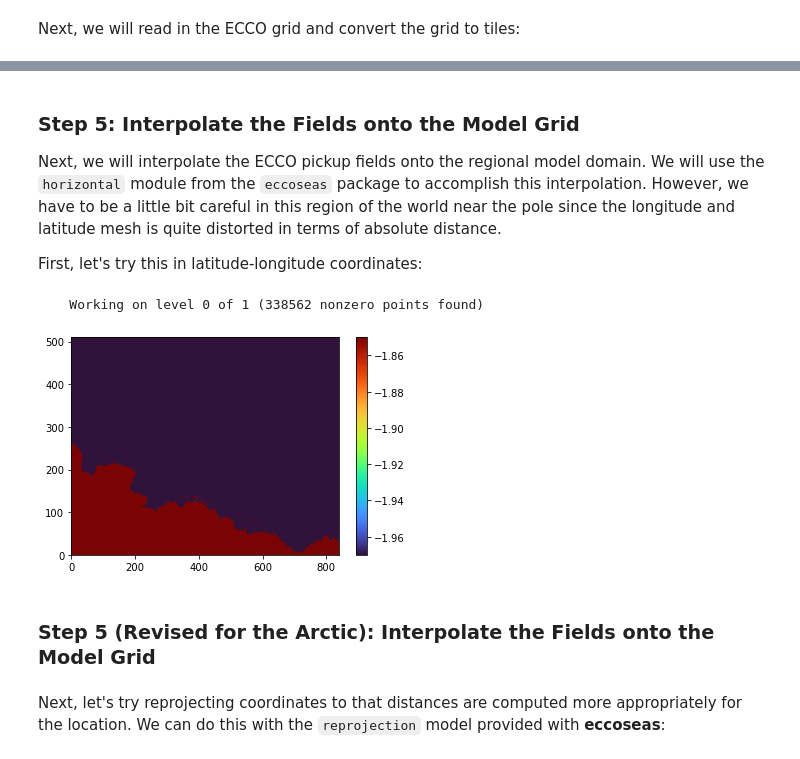
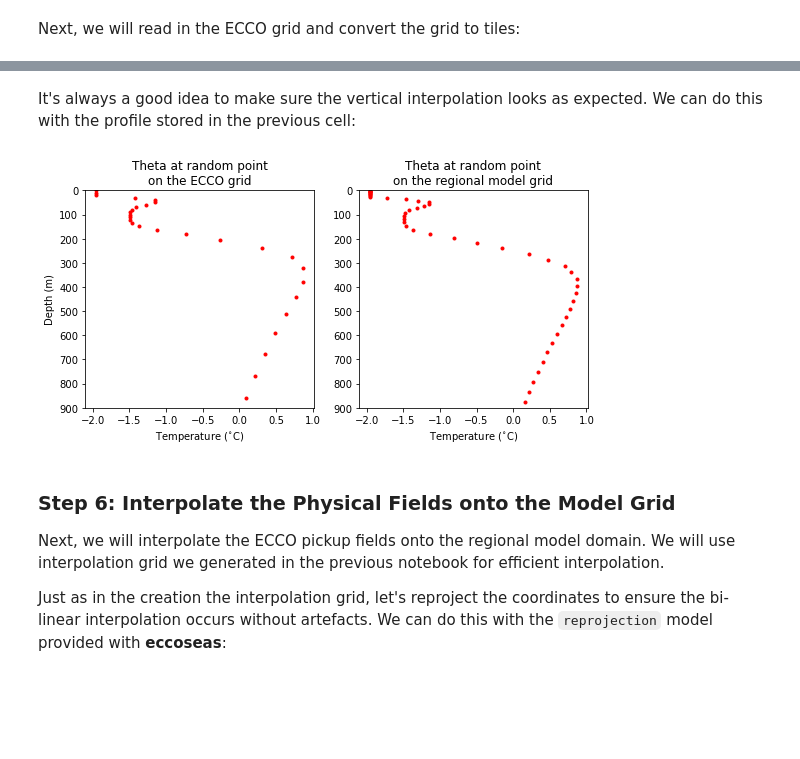
Before and after one commit to mhwood/eccoseas, a Jupyter notebook: docs/source/alaskan_north_slope_regional_model/initial_conditions.ipynb, the cells around one changed output, grey strips where cells are left out. Drawn from its saved outputs; the diff is of its cells as text; code cells hidden in the pictures; blank space fills up the shorter version.

```diff
--- a/docs/source/alaskan_north_slope_regional_model/initial_conditions.ipynb
+++ b/docs/source/alaskan_north_slope_regional_model/initial_conditions.ipynb
@@ -100,4 +109,4 @@ ecco_hFacW_tiles = grid.ecco_faces_to_tiles(ecco_hFacW_faces, llc=270, dim=3)
 ecco_RF = np.fromfile(os.path.join(data_folder,'RF.data'), '>f4')
 ecco_DRF = np.fromfile(os.path.join(data_folder,'DRF.data'), '>f4')
 # %%
-Nr = np.size(ecco_DRF)
+ecco_Nr = np.size(ecco_DRF)
@@ -169,11 +186,11 @@ ecco_XC_points = np.zeros((total_points, ))
 ecco_YC_points = np.zeros((total_points, ))
 ecco_AngleCS_points = np.zeros((total_points, ))
 ecco_AngleSN_points = np.zeros((total_points, ))
-ecco_maskC_points = np.zeros((Nr, total_points))
-ecco_maskW_points = np.zeros((Nr, total_points))
-ecco_maskS_points = np.zeros((Nr, total_points))
-ecco_hFacW_points = np.zeros((Nr, total_points))
-ecco_hFacS_points = np.zeros((Nr, total_points))
+ecco_maskC_points = np.zeros((ecco_Nr, total_points))
+ecco_maskW_points = np.zeros((ecco_Nr, total_points))
+ecco_maskS_points = np.zeros((ecco_Nr, total_points))
+ecco_hFacW_points = np.zeros((ecco_Nr, total_points))
+ecco_hFacS_points = np.zeros((ecco_Nr, total_points))
 
 # loop through the tiles and fill in the XC, YC, and mask points for interpolation
 points_counted = 0
@@ -186,7 +203,7 @@ for tile_number in tile_list:
     ecco_AngleCS_points[points_counted:points_counted+tile_N] = ecco_AngleCS_tiles[tile_number].ravel()
     ecco_AngleSN_points[points_counted:points_counted+tile_N] = ecco_AngleSN_tiles[tile_number].ravel()
 
-    for k in range(Nr):
+    for k in range(ecco_Nr):
         level_hFacC = ecco_hFacC_tiles[tile_number][k, :, :]
         if tile_number<7:
             level_hFacW = ecco_hFacW_tiles[tile_number][k, :, :]
@@ -293,29 +338,30 @@ for variable_name in variable_names:
+# %% [markdown]
+It's always a good idea to make sure the vertical interpolation looks as expected. We can do this with the profile stored in the previous cell:
+# %%
+fig = plt.figure(figsize=(9,4))
+
+plt.subplot(1,2,1)
+plt.plot(uninterpolated_profile, -1*ecco_RF[:-1], 'r.')
+plt.gca().set_ylim([np.max(-1*ecco_RF[:-1]), 0])
+plt.title('Theta at random point\non the ECCO grid')
+plt.ylim([900,0])
+plt.ylabel('Depth (m)')
+plt.xlabel('Temperature ($^{\circ}$C)')
+
+plt.subplot(1,2,2)
+plt.plot(interpolated_profile, np.cumsum(delR), 'r.')
+plt.ylim([900,0])
+plt.title('Theta at random point\non the regional model grid')
+plt.xlabel('Temperature ($^{\circ}$C)')
+
+plt.show()
+# %% [output]
+[figure, added]
 # %% [markdown]
-### Step 5: Interpolate the Fields onto the Model Grid
-Next, we will interpolate the ECCO pickup fields onto the regional model domain. We will use the `horizontal` module from the `eccoseas` package to accomplish this interpolation. However, we have to be a little bit careful in this region of the world near the pole since the longitude and latitude mesh is quite distorted in terms of absolute distance.
+### Step 6: Interpolate the Physical Fields onto the Model Grid
+Next, we will interpolate the ECCO pickup fields onto the regional model domain. We will use interpolation grid we generated in the previous notebook for efficient interpolation.
 
-First, let's try this in latitude-longitude coordinates:
+Just as in the creation the interpolation grid, let's reproject the coordinates to ensure the bi-linear interpolation occurs without artefacts. We can do this with the `reprojection` model provided with **eccoseas**:
-# %%
-interpolated_grid = horizontal.downscale_3D_points(np.column_stack([ecco_XC_points, ecco_YC_points]),
-                                                       init_grid, ecco_maskC_points,
-                                                       XC, YC, maskC, testing=True, printing=True, use_legacy=True, verbose=True)
-
-
-# output the interpolated grid
-#output_file = os.path.join(input_dir,'ics',variable_name+'_IC.bin')
-#interpolated_grid.ravel('C').astype('>f4').tofile(output_file)
-# %% [output]
-    Working on level 0 of 1 (338562 nonzero points found)
-# %%
-C = plt.pcolormesh(interpolated_grid[0,:,:],vmin=-1.97, vmax=-1.85, cmap='turbo')
-plt.colorbar(C)
-plt.show()
-# %% [output]
-[figure, removed]
-# %% [markdown]
-### Step 5 (Revised for the Arctic): Interpolate the Fields onto the Model Grid
-# %% [markdown]
-Next, let's try reprojecting coordinates to that distances are computed more appropriately for the location. We can do this with the `reprojection` model provided with **eccoseas**:
 # %%
 utm_zone_epsg = 32606
 utm_coordinates = reprojection.reproject_polygon(np.column_stack([ecco_XC_points, ecco_YC_points]), 4326, utm_zone_epsg)
```
Also changed, not shown: parts of 46 cells of this notebook, 7 other files.
